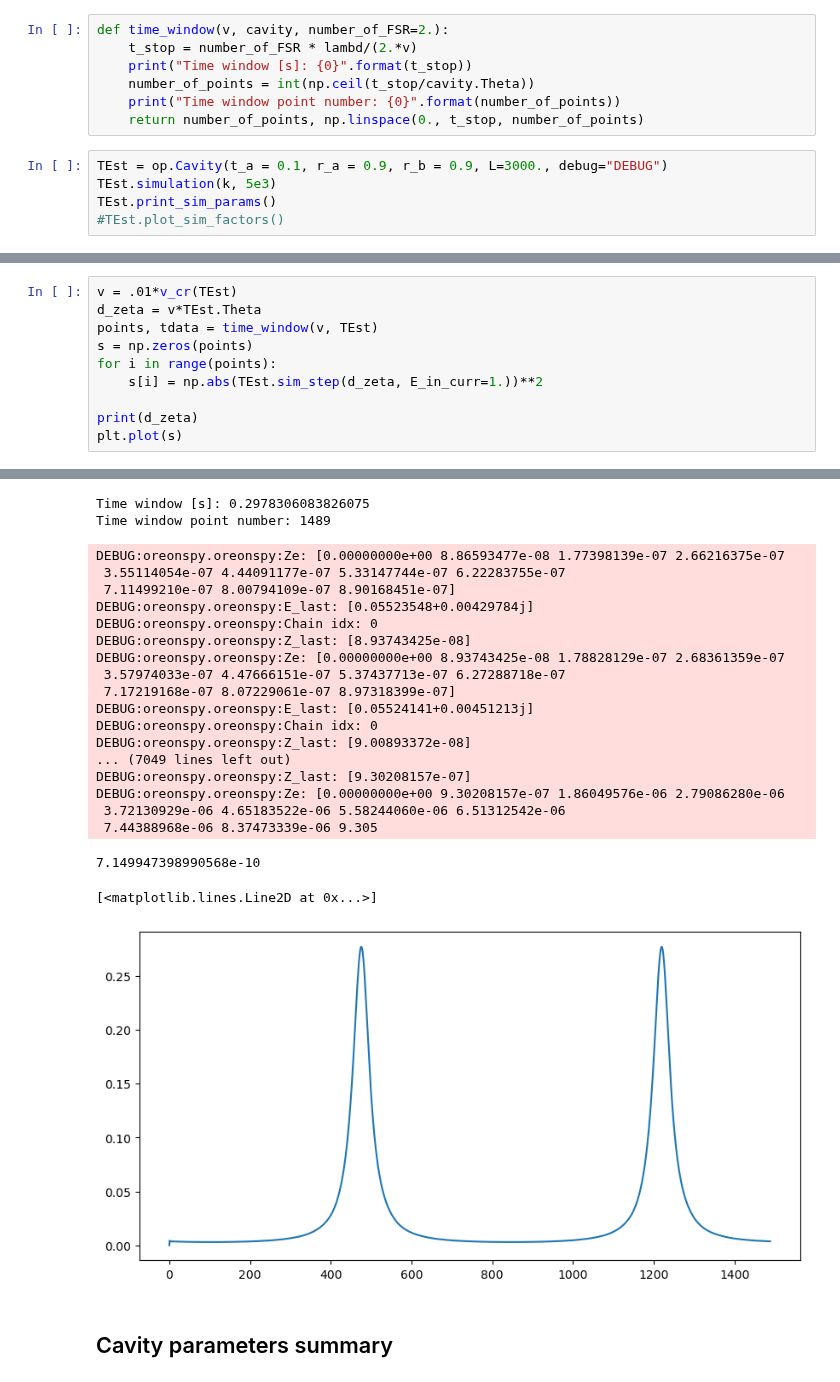
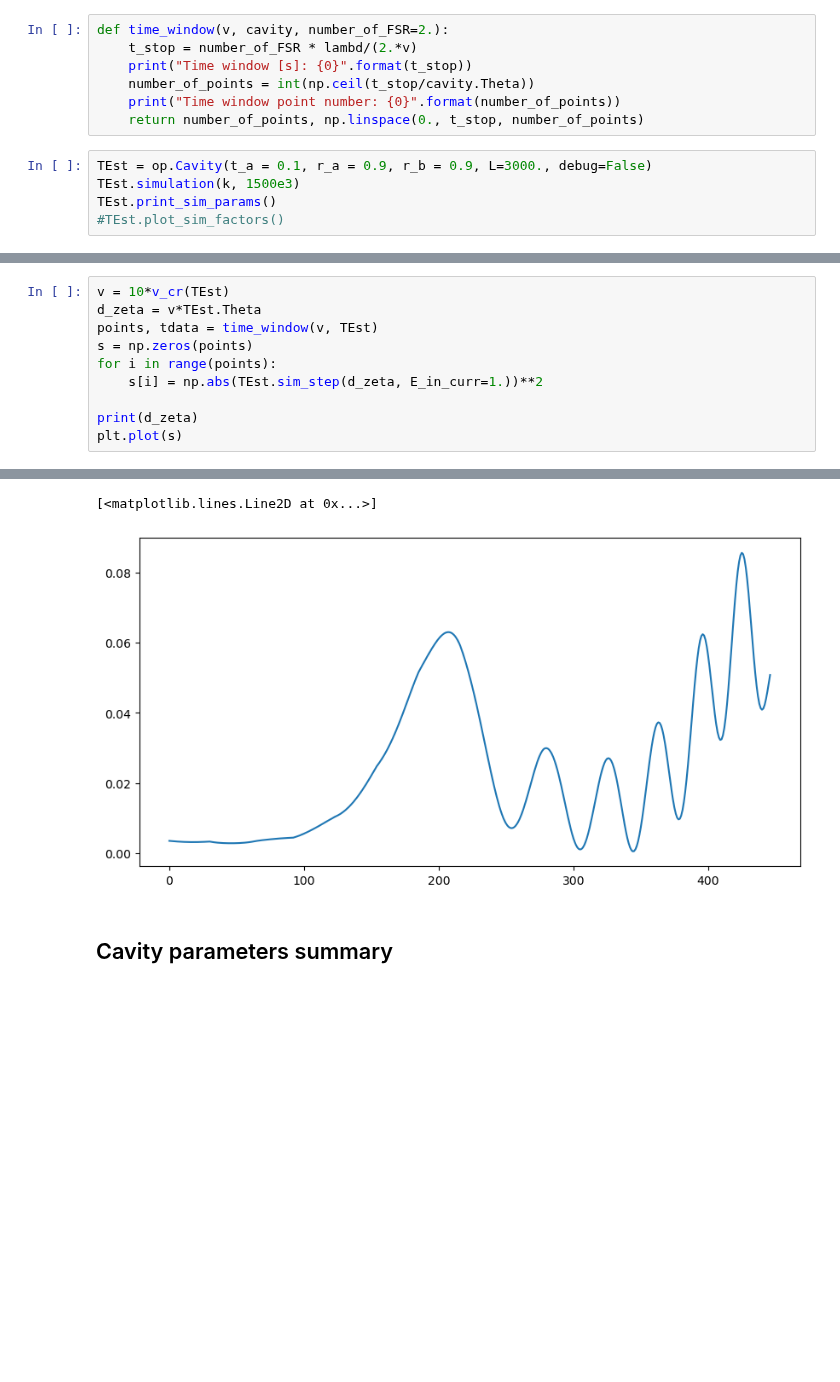
Before and after one commit to matib12/oreonspy, a Jupyter notebook: nb/FP cavity dynamics.ipynb, the cells around one changed output, grey strips where cells are left out. Drawn from its saved outputs; the diff is of its cells as text; blank space fills up the shorter version.

Commit message:
Fixed the fourth simulation case.

```diff
--- a/nb/FP cavity dynamics.ipynb
+++ b/nb/FP cavity dynamics.ipynb
@@ -63,8 +63,8 @@ def time_window(v, cavity, number_of_FSR=2.):
     print("Time window point number: {0}".format(number_of_points))
     return number_of_points, np.linspace(0., t_stop, number_of_points)
 # %%
-TEst = op.Cavity(t_a = 0.1, r_a = 0.9, r_b = 0.9, L=3000., debug="DEBUG")
-TEst.simulation(k, 5e3)
+TEst = op.Cavity(t_a = 0.1, r_a = 0.9, r_b = 0.9, L=3000., debug=False)
+TEst.simulation(k, 1500e3)
 TEst.print_sim_params()
 #TEst.plot_sim_factors()
 # %% [output]
@@ -88,5 +79,5 @@ Number of 2T chains: 1
 # %%
-v = .01*v_cr(TEst)
+v = 10*v_cr(TEst)
 d_zeta = v*TEst.Theta
 points, tdata = time_window(v, TEst)
 s = np.zeros(points)
@@ -116,25 +93,5 @@ DEBUG:oreonspy.oreonspy:Z_last: [8.86593477e-08]
-Time window [s]: 0.2978306083826075
-Time window point number: 1489
+[<matplotlib.lines.Line2D at 0x...>]
-DEBUG:oreonspy.oreonspy:Ze: [0.00000000e+00 8.86593477e-08 1.77398139e-07 2.66216375e-07
- 3.55114054e-07 4.44091177e-07 5.33147744e-07 6.22283755e-07
- 7.11499210e-07 8.00794109e-07 8.90168451e-07]
-DEBUG:oreonspy.oreonspy:E_last: [0.05523548+0.00429784j]
-DEBUG:oreonspy.oreonspy:Chain idx: 0
-DEBUG:oreonspy.oreonspy:Z_last: [8.93743425e-08]
-DEBUG:oreonspy.oreonspy:Ze: [0.00000000e+00 8.93743425e-08 1.78828129e-07 2.68361359e-07
- 3.57974033e-07 4.47666151e-07 5.37437713e-07 6.27288718e-07
- 7.17219168e-07 8.07229061e-07 8.97318399e-07]
-DEBUG:oreonspy.oreonspy:E_last: [0.05524141+0.00451213j]
-DEBUG:oreonspy.oreonspy:Chain idx: 0
-DEBUG:oreonspy.oreonspy:Z_last: [9.00893372e-08]
-... (7049 lines left out)
-DEBUG:oreonspy.oreonspy:Z_last: [9.30208157e-07]
-DEBUG:oreonspy.oreonspy:Ze: [0.00000000e+00 9.30208157e-07 1.86049576e-06 2.79086280e-06
- 3.72130929e-06 4.65183522e-06 5.58244060e-06 6.51312542e-06
- 7.44388968e-06 8.37473339e-06 9.305
-7.149947398990568e-10
-[<matplotlib.lines.Line2D at 0x...>]
-[figure, old version]
+[figure, new version]
 # %% [markdown]
 ## Cavity parameters summary
 # %% [markdown]
```
Also changed, not shown: parts of 2 cells of this notebook, 1 other file.
